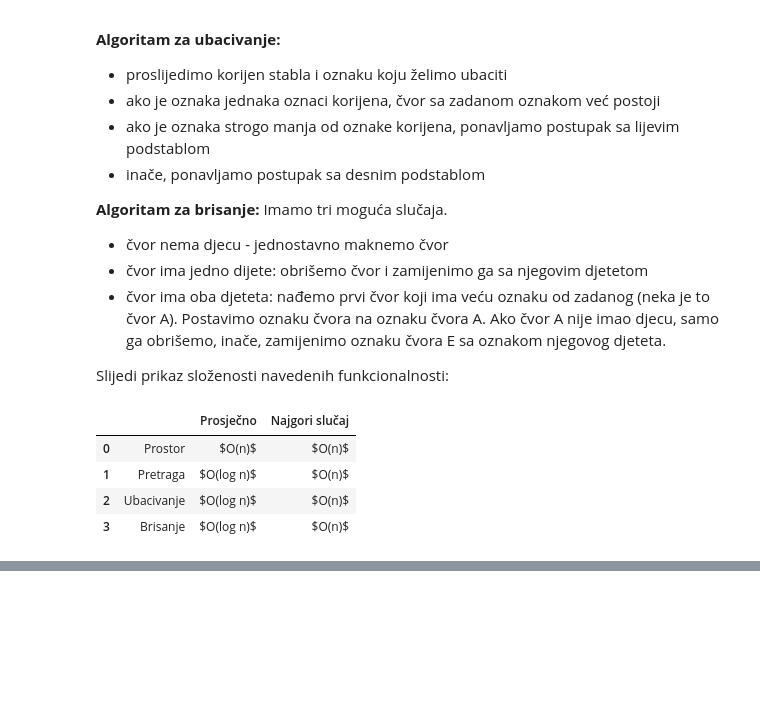
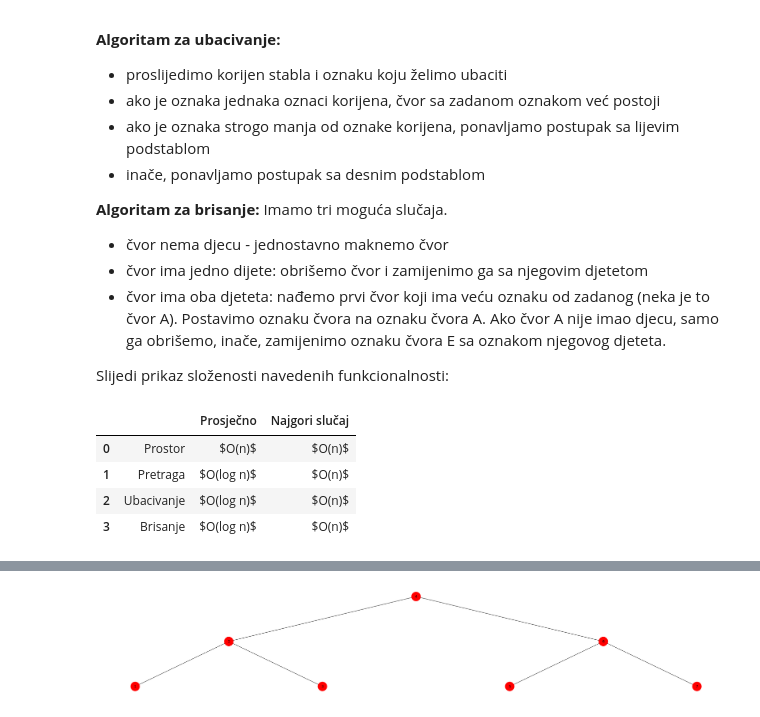
Before and after one commit to Shahra/Matematicki-Softver, a Jupyter notebook: 1. Domaća Zadaća.ipynb, the cells around one changed output, grey strips where cells are left out. Cells and saved outputs as stored; diff of their text form; code cells hidden in the pictures; blank space fills up the shorter version.

```diff
--- a/1. Domaća Zadaća.ipynb
+++ b/1. Domaća Zadaća.ipynb
@@ -95,0 +204,10 @@ df[['', 'Prosječno', 'Najgori slučaj']]
+# %%
+def generate_complete_binary_tree():
+    bst = BinarySearchTree()
+    for i in [4, 2, 3, 1, 6, 5, 7]:
+        bst.insert(i)
+    return bst
+bst1 = generate_complete_binary_tree()
+bst1.drawTree(1000)
+# %% [output]
+[figure, added]
```
Also changed, not shown: parts of 5 cells of this notebook.
